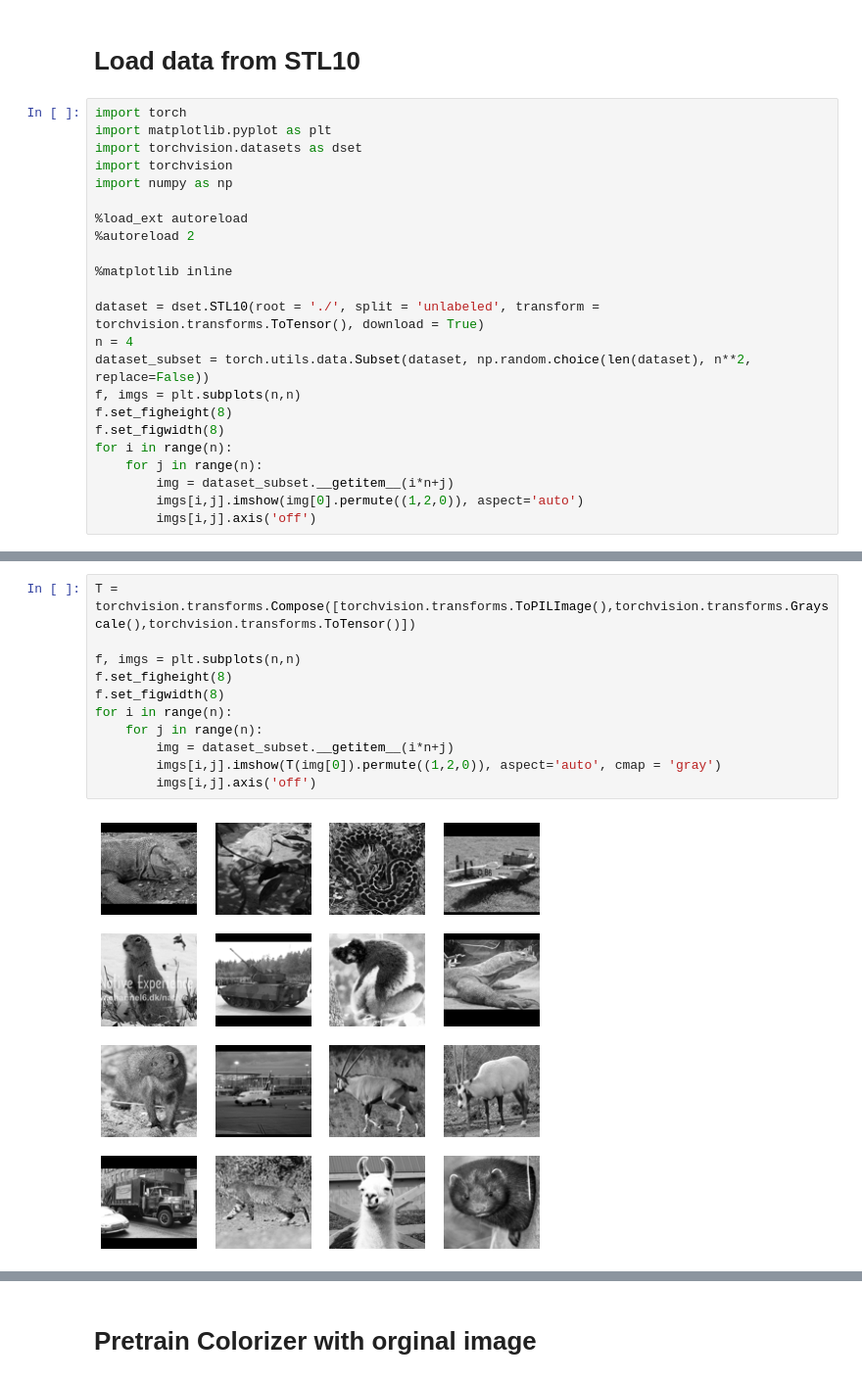
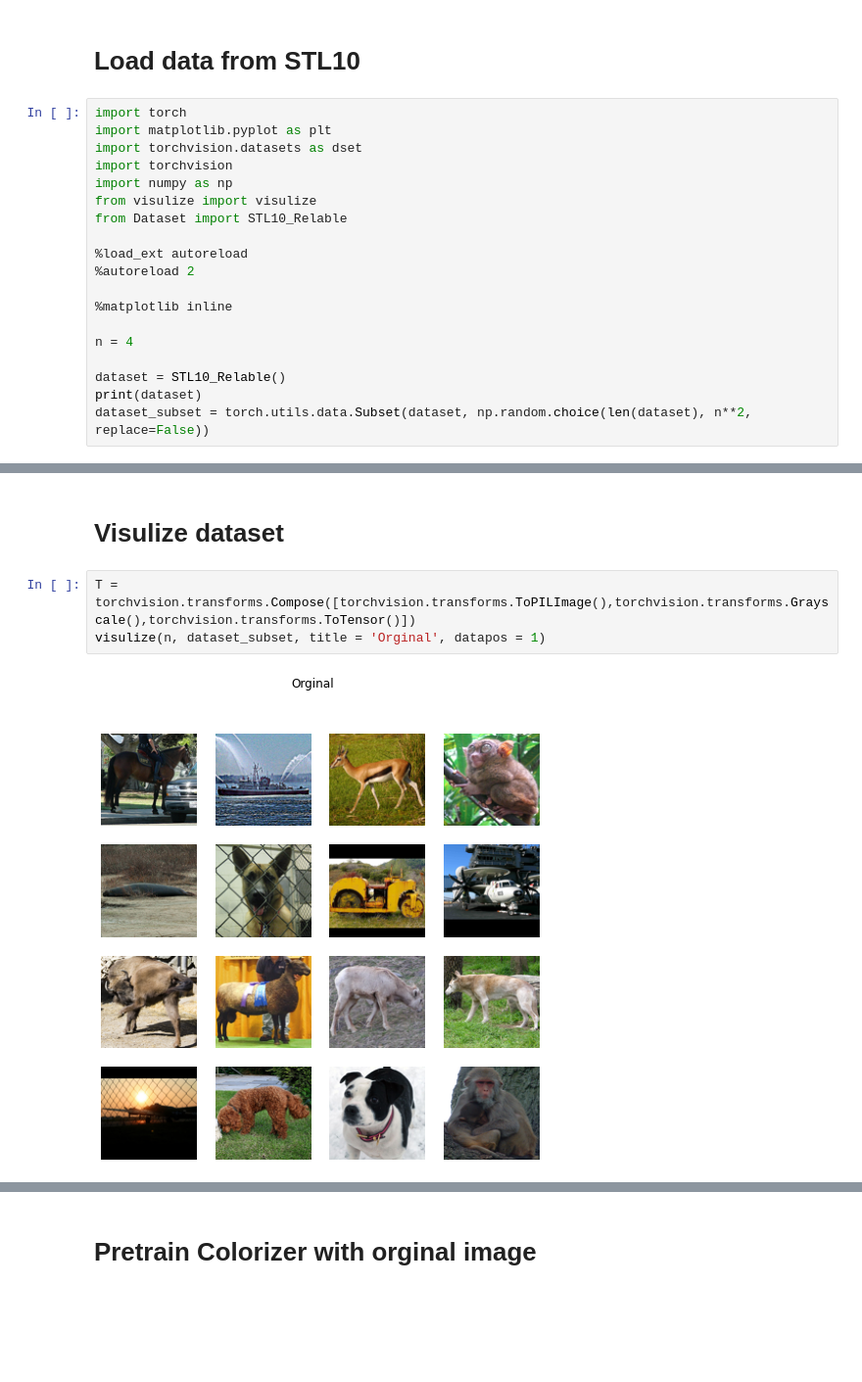
Before and after one commit to TerenceNg03/Colorizer, a Jupyter notebook: Train.ipynb, the cells around one changed output, grey strips where cells are left out. Shown at 98% size. Cells and saved outputs as stored; diff of their text form; blank space fills up the shorter version.

```diff
--- a/Train.ipynb
+++ b/Train.ipynb
@@ -6,21 +6,17 @@ import matplotlib.pyplot as plt
 import torchvision.datasets as dset
 import torchvision
 import numpy as np
+from visulize import visulize
+from Dataset import STL10_Relable
 
 %load_ext autoreload
 %autoreload 2
 
 %matplotlib inline
 
-dataset = dset.STL10(root = './', split = 'unlabeled', transform = torchvision.transforms.ToTensor(), download = True)
 n = 4
+
+dataset = STL10_Relable()
+print(dataset)
 dataset_subset = torch.utils.data.Subset(dataset, np.random.choice(len(dataset), n**2, replace=False))
-f, imgs = plt.subplots(n,n)
-f.set_figheight(8)
-f.set_figwidth(8)
-for i in range(n):
-    for j in range(n):
-        img = dataset_subset.__getitem__(i*n+j)
-        imgs[i,j].imshow(img[0].permute((1,2,0)), aspect='auto')
-        imgs[i,j].axis('off')
 # %% [output]
@@ -33,13 +28,7 @@ Files already downloaded and verified
-# %%
-T = torchvision.transforms.Compose([torchvision.transforms.ToPILImage(),torchvision.transforms.Grayscale(),torchvision.transforms.ToTensor()])
-
-f, imgs = plt.subplots(n,n)
-f.set_figheight(8)
-f.set_figwidth(8)
-for i in range(n):
-    for j in range(n):
-        img = dataset_subset.__getitem__(i*n+j)
-        imgs[i,j].imshow(T(img[0]).permute((1,2,0)), aspect='auto', cmap = 'gray')
-        imgs[i,j].axis('off')
-# %% [output]
-[figure, removed]
+# %% [markdown]
+# Visulize dataset
+# %%
+T = torchvision.transforms.Compose([torchvision.transforms.ToPILImage(),torchvision.transforms.Grayscale(),torchvision.transforms.ToTensor()])
+visulize(n, dataset_subset, title = 'Orginal', datapos = 1)
+# %% [output]
+[figure, added]
```
Also changed, not shown: parts of 8 cells of this notebook, 6 other files.
